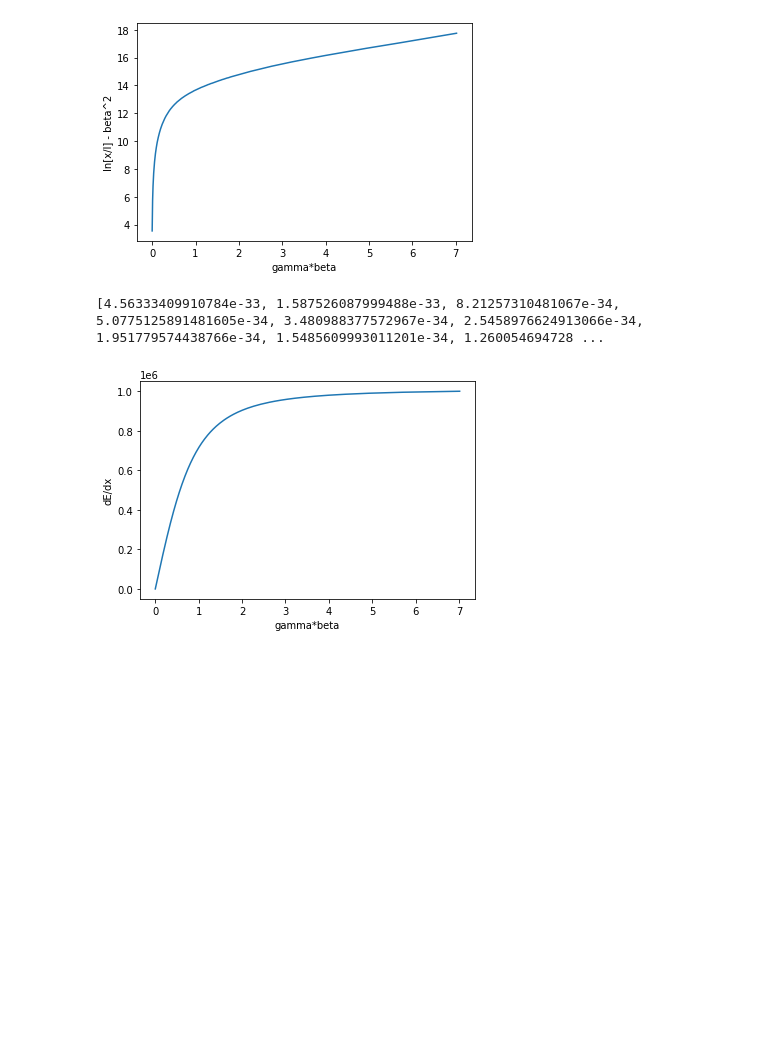
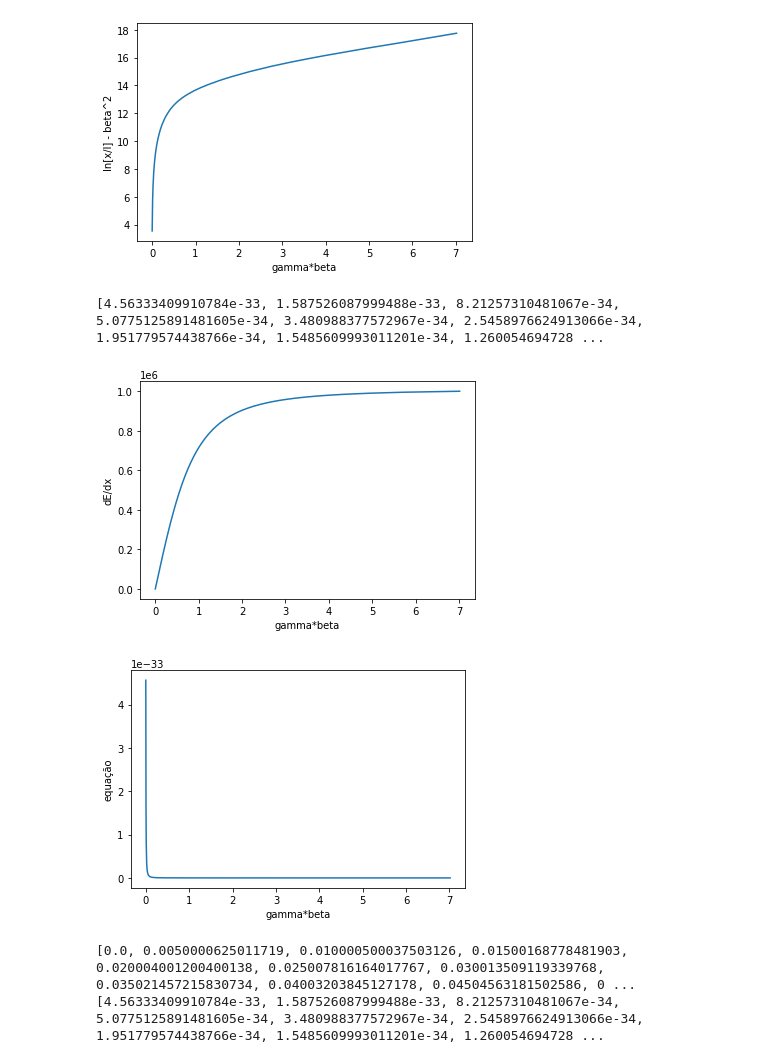
Before and after one commit to fernanda0402/Python, a Jupyter notebook: Projeto_1_FernandaA_Flavia_Victor.ipynb, the cells around one changed output. Cells and saved outputs as stored; diff of their text form; code cells hidden in the pictures; blank space fills up the shorter version.

```diff
--- a/Projeto_1_FernandaA_Flavia_Victor.ipynb
+++ b/Projeto_1_FernandaA_Flavia_Victor.ipynb
@@ -79,10 +92,6 @@ Text(0.5, 0, 'beta')
 Observamos que $\beta$ e $\gamma \beta$ são diretamente proporcionais, pois o segundo cresce junto do primeiro. O gráfico parece o de uma exponencial, com o crescimento começando lentamente e acentuando perto do valor de 0,8. Ou seja, em baixas velocidades ($\beta = 0,1$), o produto $\gamma \beta$ também possui baixos valores e, quanto mais próximo de 1 (ou seja, quanto mais próxima a partícula está da velocidade da luz $c$), mais rápido o produto $\gamma \beta$ cresce.
 # %%
 #5
-# Constantes para o argumento do log natural da eq. de Bethe-Block
-m_ec2 = 0.5110 # MeV (Massa do elétron)
-I = 1 # MeV (Energia média de excitação)
-
 # Gráfico deve ser: ln_argument vs gamma*beta
 # Intervalo 0.1 até 100.
 N_intervals = 1000
@@ -90,10 +99,10 @@ GammaBeta = np.linspace(0.1,100, N_intervals)
 ln_argument_list = []
 
 for element in GammaBeta:
-    value = 2*m_ec2*(element)**2/I
+    value = 2*mcquad*(element)**2 # I igual a 1
     ln_argument_list.append(value)
 
-# Trace o argumento do log natural na equacao de Bethe-Block em uma função de γβ.
+# Trace o argumento do log natural na equacao de Bethe-Block em uma função de Gamma*Beta.
 plt.plot(GammaBeta,ln_argument_list)
 plt.xlabel("Gamma*beta")
 plt.ylabel("ln_argument")
@@ -185,29 +194,39 @@ plt.show()
 # %%
 #9
 #Finalmente, plote toda a equação −(dE/dx), a energia perdida por unidade de distância,
 #para múons que passam pelo cobre. Os dados de que vc precisa sobre o cobre estão
 #todos no PDG. Al´em disso, pode encontrar mais sobre o m´uon aqui. Convertendo para
 #nossas unidades, a perda de energia deve ter uma largura m´ınima de 13 MeV / cm para
 #o momento do m´uon ou energia em torno de 300 MeV.
 
 ZsobreA = 0.45636 #
 K = 0.307 #
 e = 1.6*10**(-19)
 densidade = 8.96
 print(menosdEsobredxlist)
 
 menos_dEsobredx= []
 n_intervals = 199
 menosdEsobredx = np.linspace(0.001,1000000, n_intervals)
 
 for element in menosdEsobredx:
     add = round(element, 2)
     menos_dEsobredx.append(add)
 
 plt.plot(gammabetalist,menosdEsobredx)
 plt.xlabel("gamma*beta")
 plt.ylabel("dE/dx")
 plt.show()
+
+plt.plot(gammabetalist,menosdEsobredxlist)
+plt.xlabel("gamma*beta")
+plt.ylabel("equação")
+plt.show()
+print(gammabetalist)
+print(menosdEsobredxlist)
 # %% [output]
 [4.56333409910784e-33, 1.587526087999488e-33, 8.21257310481067e-34, 5.0775125891481605e-34, 3.480988377572967e-34, 2.5458976624913066e-34, 1.951779574438766e-34, 1.5485609993011201e-34, 1.260054694728 ...
 [figure]
+[figure, added]
+[0.0, 0.0050000625011719, 0.010000500037503126, 0.01500168778481903, 0.020004001200400138, 0.025007816164017767, 0.030013509119339768, 0.035021457215830734, 0.04003203845127178, 0.04504563181502586, 0 ...
+[4.56333409910784e-33, 1.587526087999488e-33, 8.21257310481067e-34, 5.0775125891481605e-34, 3.480988377572967e-34, 2.5458976624913066e-34, 1.951779574438766e-34, 1.5485609993011201e-34, 1.260054694728 ...
```
Also changed, not shown: parts of 2 cells of this notebook.
